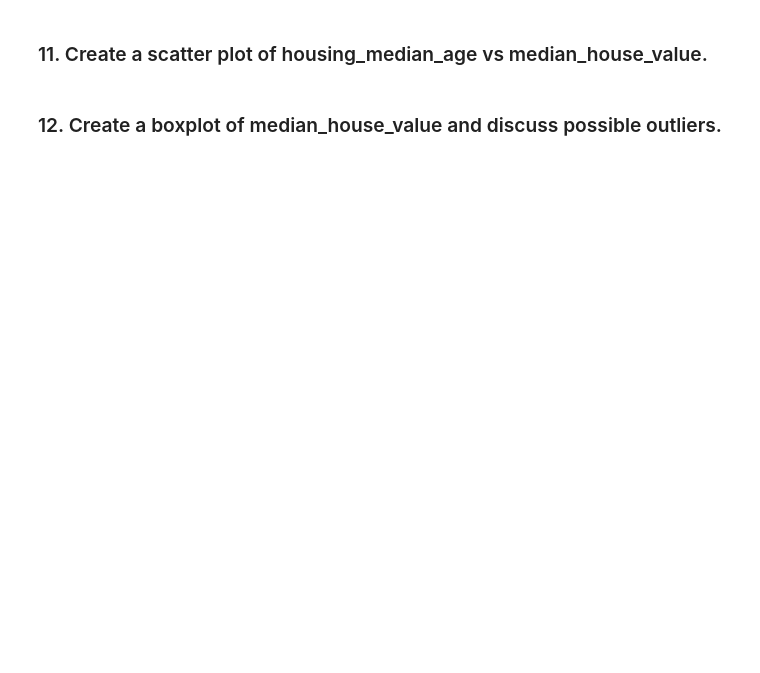
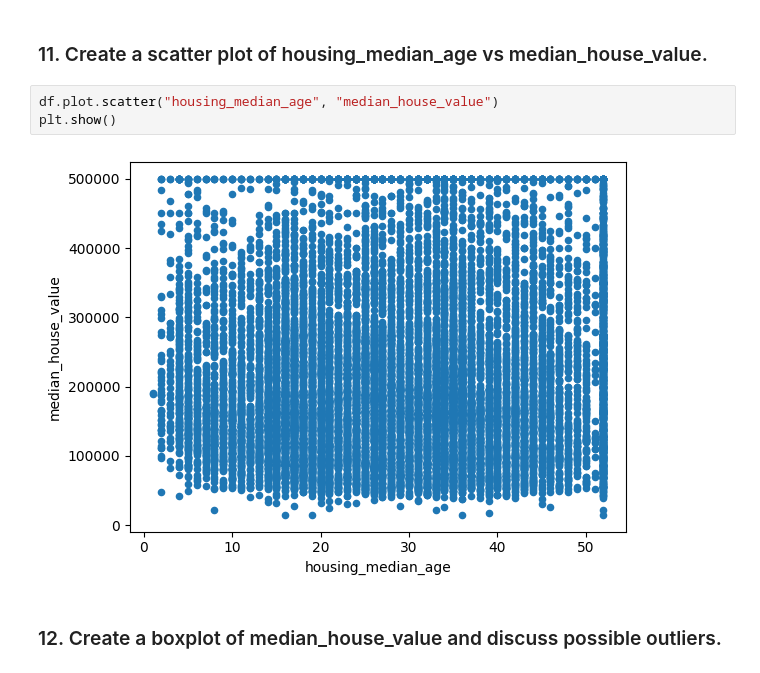
Before and after one commit to AmirhosseinNorouzi88/questions_updated.ipynb, a Jupyter notebook: questions_updated.ipynb, the cells around one changed output. Drawn from its saved outputs; the diff is of its cells as text; blank space fills up the shorter version.

```diff
--- a/questions_updated.ipynb
+++ b/questions_updated.ipynb
@@ -30,4 +169,9 @@ Dataset file: `california_housing_train.csv`
 # %% [markdown]
 ### 11. Create a scatter plot of housing_median_age vs median_house_value.
+# %%
+df.plot.scatter("housing_median_age", "median_house_value")
+plt.show()
+# %% [output]
+[figure, added]
 # %% [markdown]
 ### 12. Create a boxplot of median_house_value and discuss possible outliers.
```
Also changed, not shown: parts of 43 cells of this notebook.
